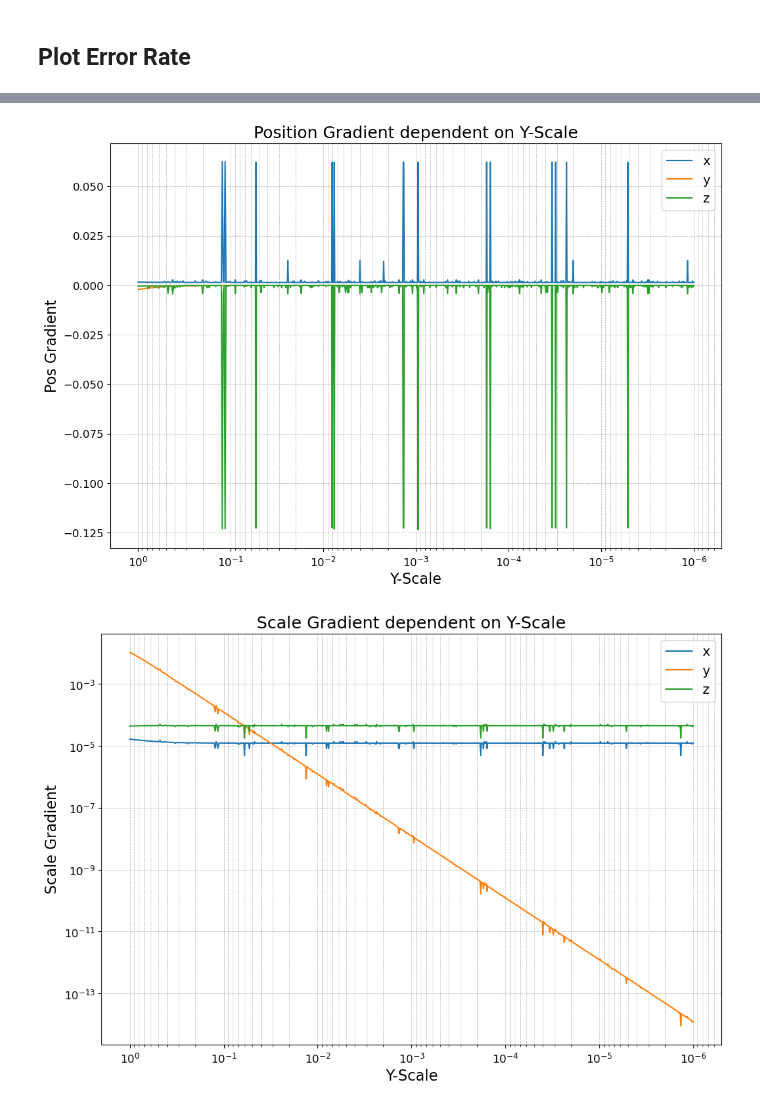
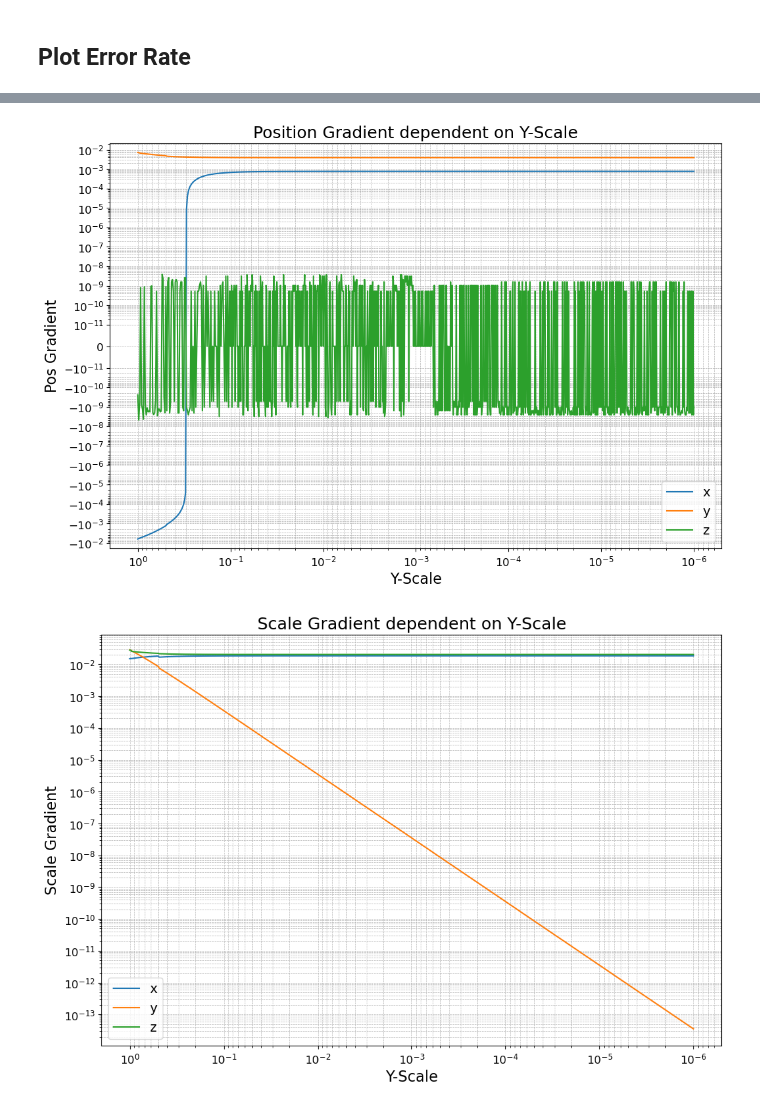
Before and after one commit to Dankrunchy/Relightable3DGaussian, a Jupyter notebook: numeric_instability.ipynb, the cells around one changed output, grey strips where cells are left out. Drawn from its saved outputs; the diff is of its cells as text; code cells hidden in the pictures.

```diff
--- a/numeric_instability.ipynb
+++ b/numeric_instability.ipynb
@@ -260,6 +285,8 @@ y_sizes[_sub_st:] = 10 ** -np.linspace(1, 6, steps-_sub_st) # from 0.1 to 1e-6
 
 _distances = np.zeros(steps, dtype=float)
 
+losses = np.zeros(steps, dtype=float)
+
 for i, y_size in tqdm( enumerate( list( y_sizes ) ) ):
     # print(i)
     # update size
@@ -267,11 +294,15 @@ for i, y_size in tqdm( enumerate( list( y_sizes ) ) ):
         cloud._scaling[0, 1] = cloud.scaling_inverse_activation( torch.tensor(y_size) )
 
     render_pkg = render_fn(camera, cloud, pipe, background,
-                       is_training=False, iteration=0)
+                       is_training=False, iteration=0) # override_color=(cloud._shs_dc-0.5)[0]  # makes gradient stable
 
     render: NDArray = render_pkg["render"].swapaxes(0,2).swapaxes(0,1)
 
+    # plt.imshow(render.detach().cpu().numpy())
+    # plt.show()
+
     loss = loss_fn( render, target_image )
+    losses[i] = loss.detach().item()
     loss.backward()
 
     # positive y gradient means away from camera
@@ -281,6 +312,8 @@ for i, y_size in tqdm( enumerate( list( y_sizes ) ) ):
 
     quaternion_grads[i] = cloud._rotation.grad[0].detach().cpu().numpy()
 
-    cloud._xyz.grad[...]    = 0
-    cloud._scaling.grad[...] = 0
-    cloud._rotation.grad[...] = 0
+    cloud._xyz.grad[...]        = 0
+    cloud._scaling.grad[...]    = 0
+    cloud._rotation.grad[...]   = 0
+    cloud._shs_dc.grad[...]     = 0
+    cloud._shs_rest.grad[...]   = 0
@@ -291,38 +377,45 @@ import matplotlib.pyplot as plt
 
 f = plt.figure(figsize=(12, 8))
 
 pos_grads_plot = pos_grads.copy()
 # pos_grads_plot = np.abs( pos_grads_plot )
 # pos_grads_plot[ pos_grads != pos_grads ] = 1e12 # remove nans
 # pos_grads_plot[ pos_grads == 0 ] = 1e-12 # remove zeros (should not happen)
 
 plt.plot( y_sizes, pos_grads_plot[:,0], label="x" )
 plt.plot( y_sizes, pos_grads_plot[:,1], label="y" )
 plt.plot( y_sizes, pos_grads_plot[:,2], label="z" )
 plt.gca().invert_xaxis()    # from thick to thin
 plt.legend(fontsize=14)
 
 plt.grid(True, which="both", linestyle="--", linewidth=0.5)  # Background grid
 plt.xscale("log") # gradients can get very big, so use log scale
-if (pos_grads_plot <= 0).any():
-    plt.yscale("linear")
-else:
-    plt.yscale("log")
+# if (pos_grads_plot <= 0).any():
+#     plt.yscale("linear")
+# else:
+#     plt.yscale("log")
+plt.yscale("symlog", linscale=1, linthresh=1e-11, subs=np.arange(10))
+
 
 plt.title('Position Gradient dependent on Y-Scale', fontsize=18)
 plt.xlabel("Y-Scale", fontsize=16)
 plt.ylabel('Pos Gradient', fontsize=16)
+
+lims = list(plt.ylim())
+lims[0] = np.min(pos_grads_plot) * ( 3 if np.min(pos_grads_plot) < 0 else 0.3 )
+lims[1] = np.max(pos_grads_plot) * 3
+plt.ylim(*lims)
 
 plt.xticks(fontsize=12)
 plt.yticks(fontsize=12)
 
 # from pathlib import Path
 # path = Path("/home/user1/Documents/Relightable3DGaussian/tmp")
 # plt.savefig( str(path / f"numerical_position_issues_GS.png") )
 plt.show()
 # plt.close()
 # %% [output]
-[figure, old version]
+[figure, new version]
 # %%
 import matplotlib.pyplot as plt
 
@@ -341,14 +434,20 @@ plt.legend(fontsize=14)
 
 plt.grid(True, which="both", linestyle="--", linewidth=0.5)  # Background grid
 plt.xscale("log") # gradients can get very big, so use log scale
-if (size_grads_plot <= 0).any():
-    plt.yscale("linear")
-else:
-    plt.yscale("log")
+# if (size_grads_plot <= 0).any():
+#     plt.yscale("linear")
+# else:
+#     plt.yscale("log")
+plt.yscale("symlog", linscale=1, linthresh=1e-14, subs=np.arange(10))
 
 plt.title('Scale Gradient dependent on Y-Scale', fontsize=18)
 plt.xlabel("Y-Scale", fontsize=16)
 plt.ylabel('Scale Gradient', fontsize=16)
+
+lims = list(plt.ylim())
+lims[0] = np.min(size_grads_plot) * ( 3 if np.min(size_grads_plot) < 0 else 0.3 )
+lims[1] = np.max(size_grads_plot) * 3
+plt.ylim(*lims)
 
 plt.xticks(fontsize=12)
 plt.yticks(fontsize=12)
@@ -359,7 +458,7 @@ path = Path("/home/user1/Documents/Master/worktree/gaussian_renderer/tmp")
 plt.show()
 # plt.close()
 # %% [output]
-[figure, old version]
+[figure, new version]
 # %%
 import matplotlib.pyplot as plt
 
```
Also changed, not shown: parts of 7 cells of this notebook, 2 other files.
